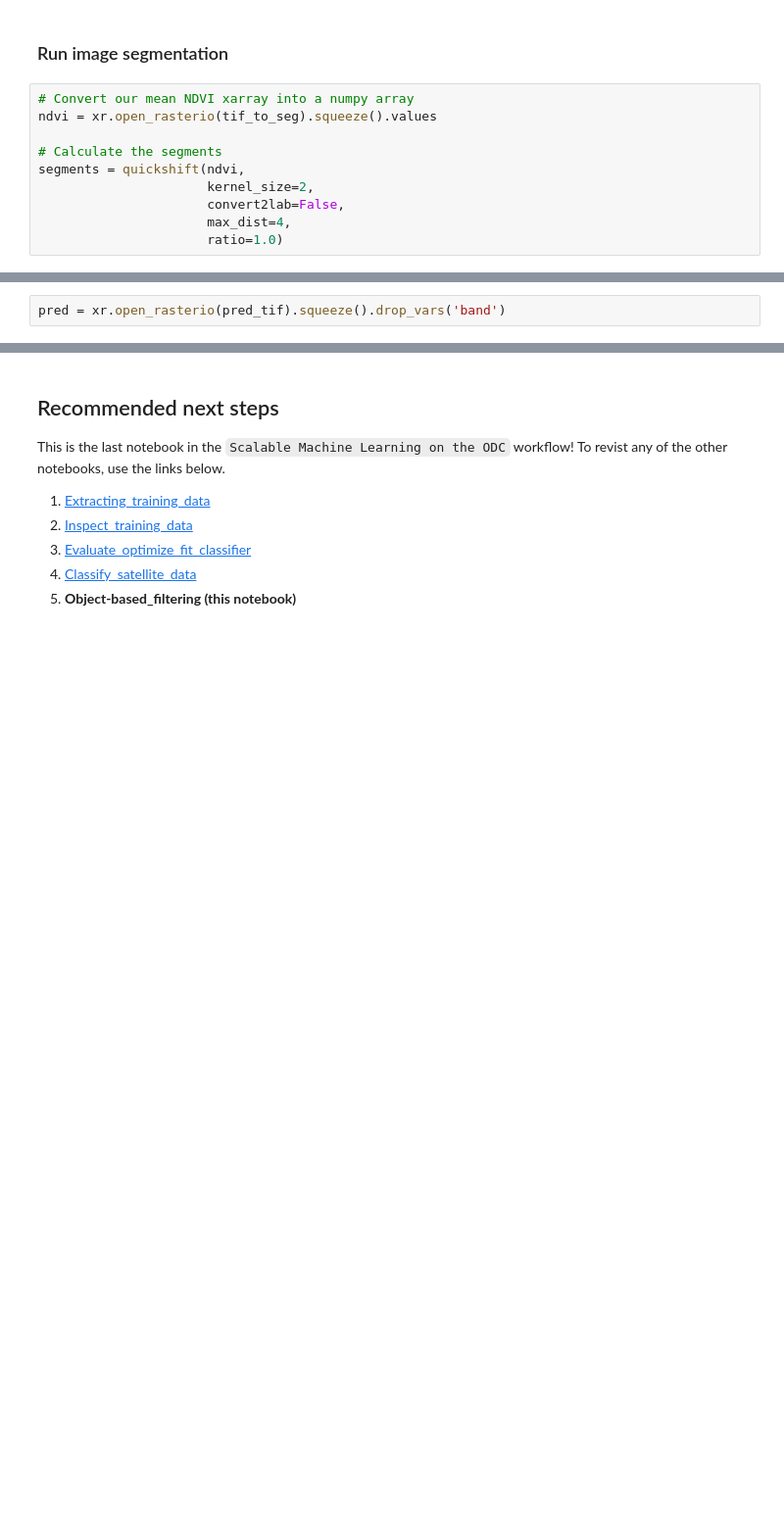
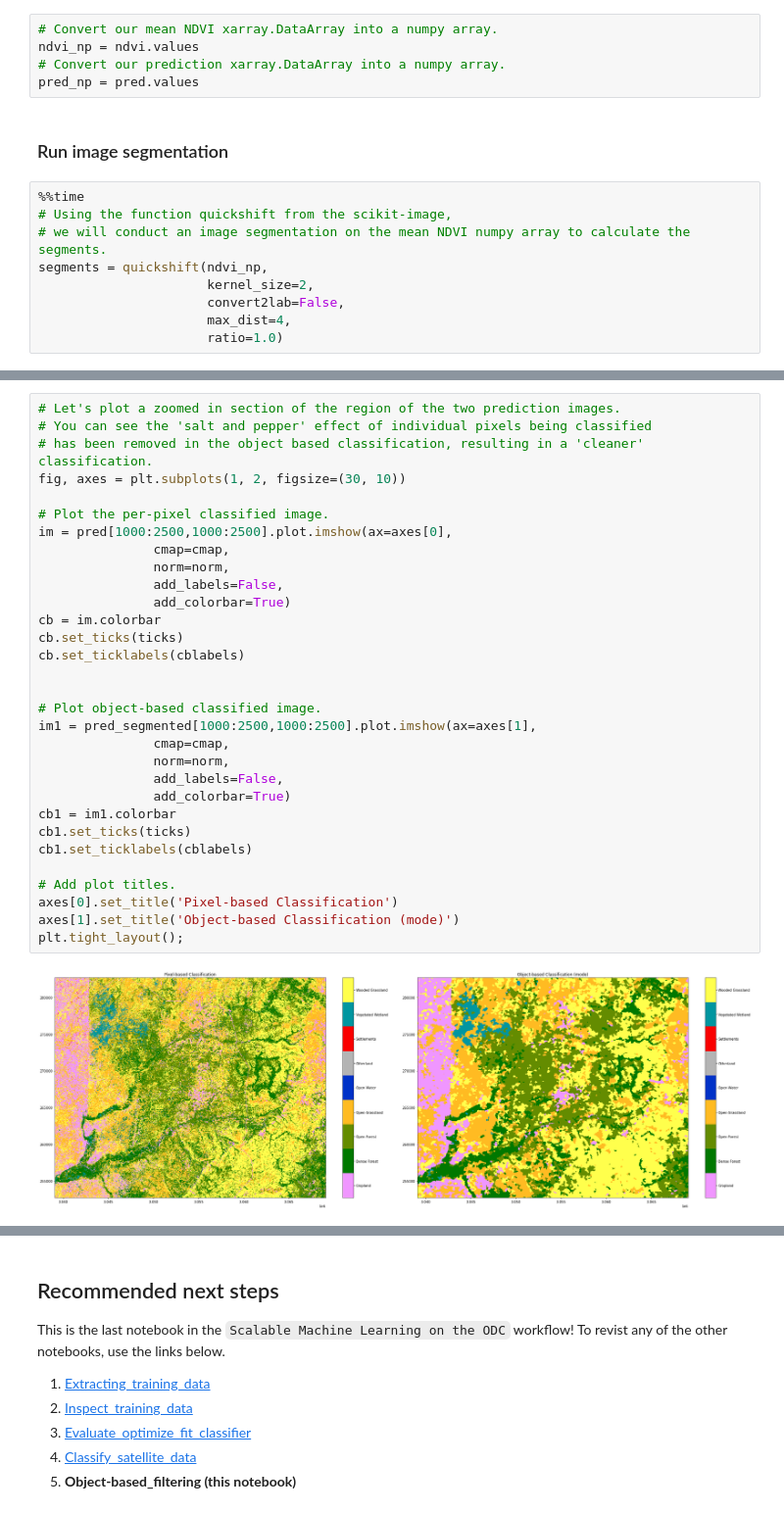
Before and after one commit to tylere/deafrica-sandbox-notebooks, a Jupyter notebook: Use_cases/Vegetated_wetlands_mapping/5_Object-based_filtering.ipynb, the cells around one changed output, grey strips where cells are left out. Shown at 98% size. Cells and saved outputs as stored; diff of their text form; blank space fills up the shorter version.

Commit message:
update the object-filtering method

```diff
--- a/Use_cases/Vegetated_wetlands_mapping/5_Object-based_filtering.ipynb
+++ b/Use_cases/Vegetated_wetlands_mapping/5_Object-based_filtering.ipynb
@@ -69,11 +75,15 @@ cblabels=[label['flag'] for label in labels.values()]
+# %%
+# Convert our mean NDVI xarray.DataArray into a numpy array.
+ndvi_np = ndvi.values
+# Convert our prediction xarray.DataArray into a numpy array.
+pred_np = pred.values
 # %% [markdown]
 ### Run image segmentation
 # %%
-# Convert our mean NDVI xarray into a numpy array
-ndvi = xr.open_rasterio(tif_to_seg).squeeze().values
-
-# Calculate the segments
-segments = quickshift(ndvi,
+%%time
+# Using the function quickshift from the scikit-image,
+# we will conduct an image segmentation on the mean NDVI numpy array to calculate the segments.
+segments = quickshift(ndvi_np,
                       kernel_size=2,
                       convert2lab=False,
                       max_dist=4,
@@ -100,3 +114 @@ plt.tight_layout();
-# %%
-pred = xr.open_rasterio(pred_tif).squeeze().drop_vars('band')
 # %% [markdown]
@@ -110 +153,34 @@ mode = xr.DataArray(mode,  coords=pred.coords, dims=pred.dims, attrs=pred.attrs)
+# %%
+# Let's plot a zoomed in section of the region of the two prediction images.
+# You can see the 'salt and pepper' effect of individual pixels being classified
+# has been removed in the object based classification, resulting in a 'cleaner' classification.
+fig, axes = plt.subplots(1, 2, figsize=(30, 10))
+
+# Plot the per-pixel classified image.
+im = pred[1000:2500,1000:2500].plot.imshow(ax=axes[0],
+               cmap=cmap,
+               norm=norm,
+               add_labels=False,
+               add_colorbar=True)
+cb = im.colorbar
+cb.set_ticks(ticks)
+cb.set_ticklabels(cblabels)
+
+
+# Plot object-based classified image.
+im1 = pred_segmented[1000:2500,1000:2500].plot.imshow(ax=axes[1],
+               cmap=cmap,
+               norm=norm,
+               add_labels=False,
+               add_colorbar=True)
+cb1 = im1.colorbar
+cb1.set_ticks(ticks)
+cb1.set_ticklabels(cblabels)
+
+# Add plot titles.
+axes[0].set_title('Pixel-based Classification')
+axes[1].set_title('Object-based Classification (mode)')
+plt.tight_layout();
+# %% [output]
+[figure, added]
 # %% [markdown]
```
Also changed, not shown: parts of 19 cells of this notebook.
